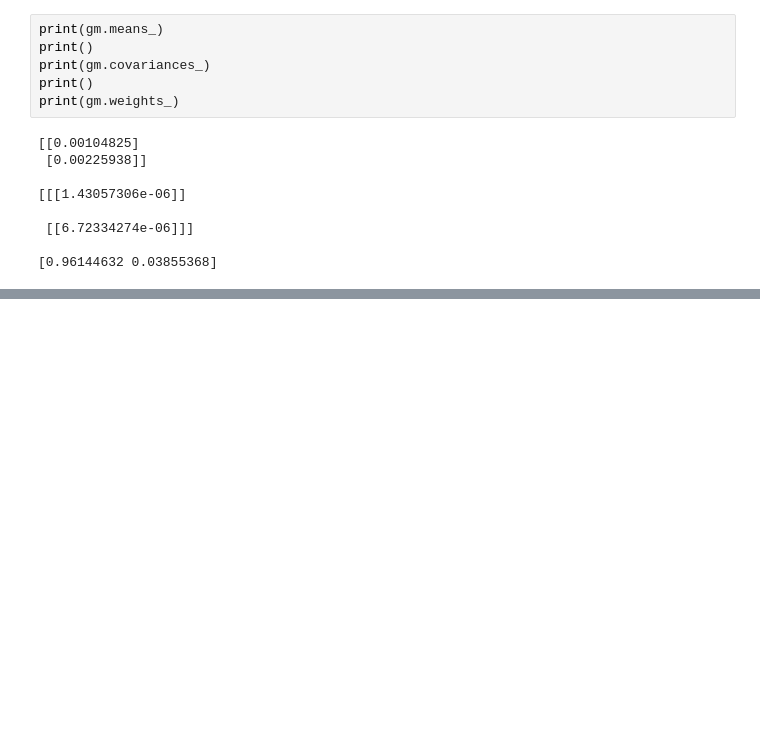
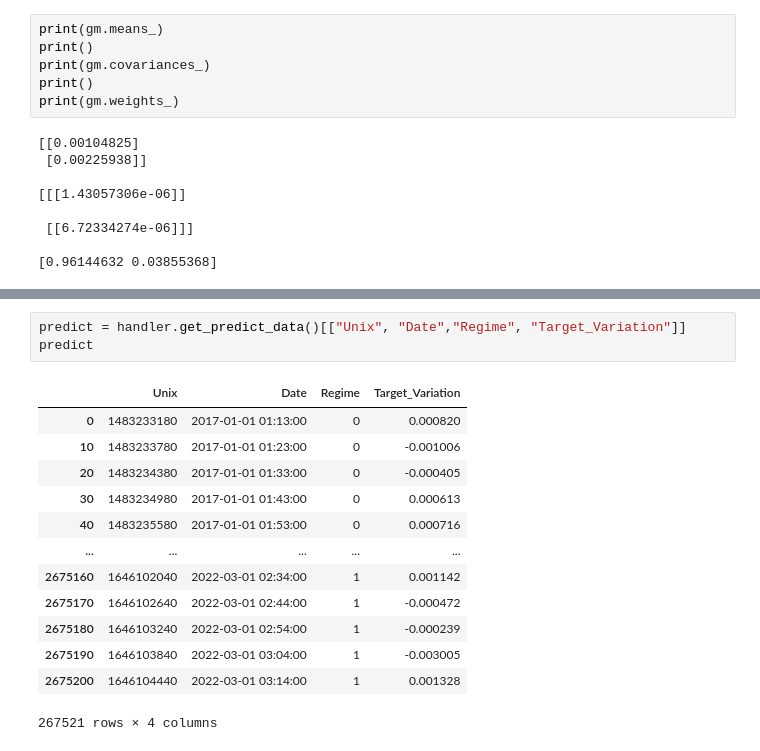
Before and after one commit to Alexis-Fauxbaton/Financial-Predictions, a Jupyter notebook: test.ipynb, the cells around one changed output, grey strips where cells are left out. Saved outputs shown, nothing was run; the diff lists cells and outputs as text; blank space fills up the shorter version.

```diff
--- a/test.ipynb
+++ b/test.ipynb
@@ -300,0 +187,17 @@ Name: RSI, Length: 267526, dtype: float64
+# %%
+predict = handler.get_predict_data()[["Unix", "Date","Regime", "Target_Variation"]]
+predict
+# %% [output]
+|  | Unix | Date | Regime | Target_Variation |
+| 0 | 1483233180 | 2017-01-01 01:13:00 | 0 | 0.000820 |
+| 10 | 1483233780 | 2017-01-01 01:23:00 | 0 | -0.001006 |
+| 20 | 1483234380 | 2017-01-01 01:33:00 | 0 | -0.000405 |
+| 30 | 1483234980 | 2017-01-01 01:43:00 | 0 | 0.000613 |
+| 40 | 1483235580 | 2017-01-01 01:53:00 | 0 | 0.000716 |
+| ... | ... | ... | ... | ... |
+| 2675160 | 1646102040 | 2022-03-01 02:34:00 | 1 | 0.001142 |
+| 2675170 | 1646102640 | 2022-03-01 02:44:00 | 1 | -0.000472 |
+| 2675180 | 1646103240 | 2022-03-01 02:54:00 | 1 | -0.000239 |
+| 2675190 | 1646103840 | 2022-03-01 03:04:00 | 1 | -0.003005 |
+| 2675200 | 1646104440 | 2022-03-01 03:14:00 | 1 | 0.001328 |
+267521 rows × 4 columns
```
Also changed, not shown: parts of 39 cells of this notebook, 1 other file.
